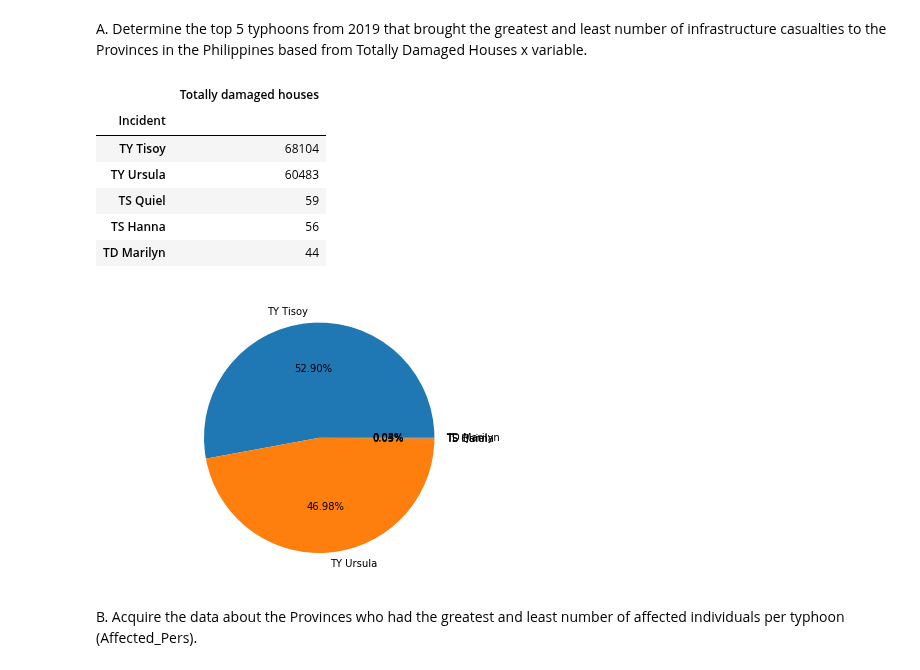
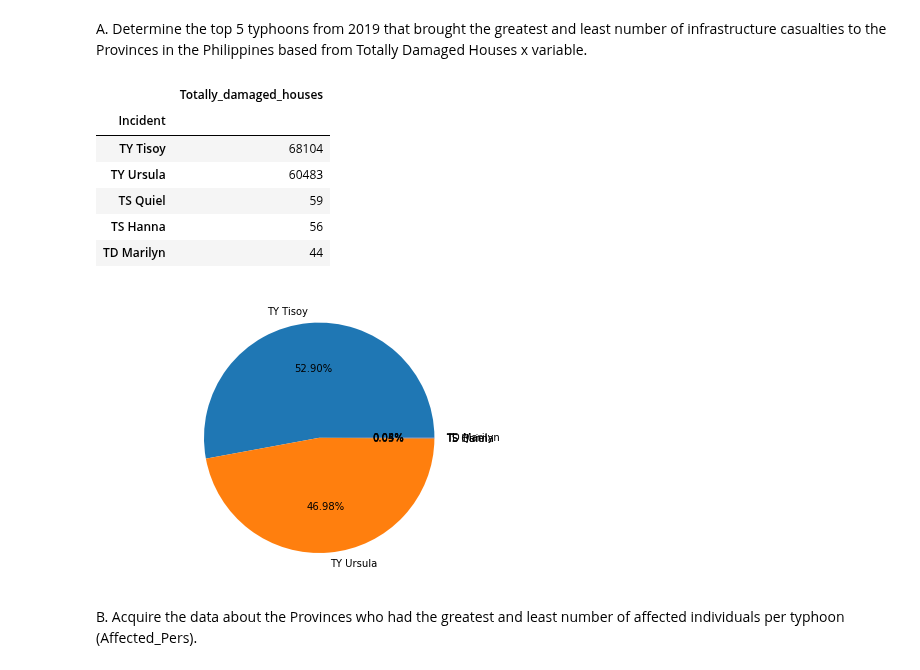
Before and after one commit to GEA960/ITBA-3207_TeamTyphoonAnalysts, a Jupyter notebook: Data Sets Coding Analysis/Data Analysis and Coding for Both Data Sets.ipynb, the cells around one changed output. Cells and saved outputs as stored; diff of their text form; code cells hidden in the pictures.

```diff
--- a/Data Sets Coding Analysis/Data Analysis and Coding for Both Data Sets.ipynb
+++ b/Data Sets Coding Analysis/Data Analysis and Coding for Both Data Sets.ipynb
@@ -158,22 +158,23 @@ p6. Data Analysis
 A. Determine the top 5 typhoons from 2019 that brought the greatest and least number of infrastructure casualties to the Provinces in the Philippines based from Totally Damaged Houses x variable.
 # %%
 cyclone=new_df.groupby("Incident")
-dhouse=cyclone["Totally damaged houses"].sum()
+dhouse=cyclone["Totally_damaged_houses"].sum()
 typ=pd.DataFrame(dhouse)
 
-cycph=typ.sort_values(by="Totally damaged houses", ascending=False)
+cycph=typ.sort_values(by="Totally_damaged_houses", ascending=False)
 tdh=cycph.head(5)
 display(tdh)
 
+#graphing of data
 fig = plt.figure()
 ax = fig.add_axes([0,0,1,1])
 ax.axis('equal')
 storms = ['TY Tisoy', 'TY Ursula', 'TS Quiel', 'TS Hanna', 'TD Marilyn']
 damages = [68104,60483,59,56,44]
 ax.pie(damages, labels = storms,autopct='%1.2f%%')
 plt.show()
 # %% [output]
-|  | Totally damaged houses |
+|  | Totally_damaged_houses |
 | Incident |  |
 | TY Tisoy | 68104 |
 | TY Ursula | 60483 |
```
Also changed, not shown: parts of 6 cells of this notebook.
